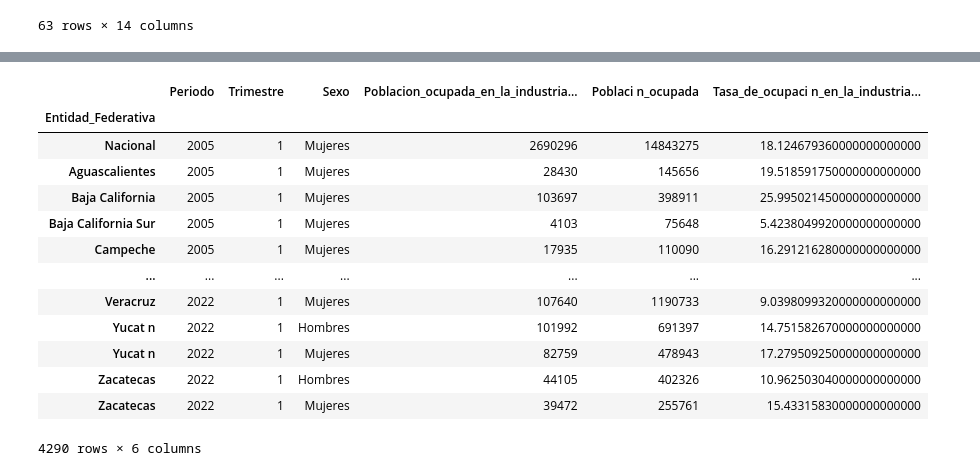
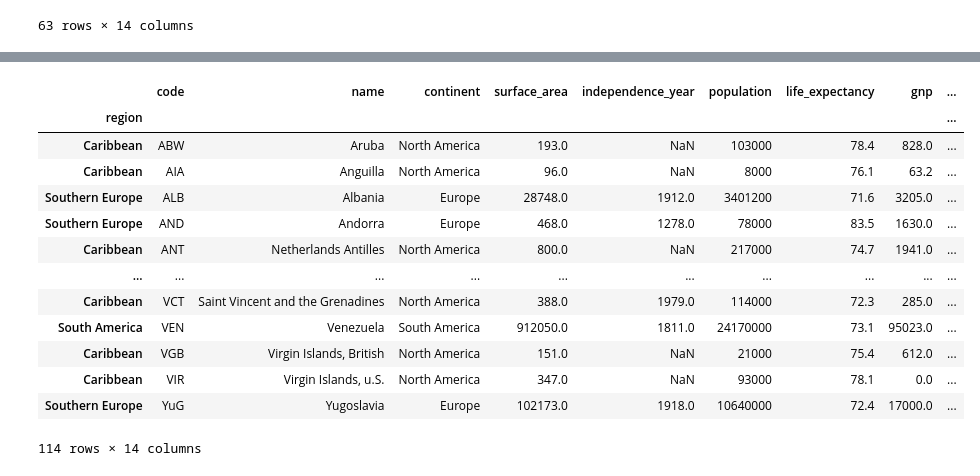
Before and after one commit to PabloGP10/Extracci-n-de-Datos, a Jupyter notebook: 1_Extracción_Datos1_1.ipynb, the cells around one changed output, grey strips where cells are left out. Drawn from its saved outputs; the diff is of its cells as text; code cells hidden in the pictures.

```diff
--- a/1_Extracción_Datos1_1.ipynb
+++ b/1_Extracción_Datos1_1.ipynb
@@ -328,19 +483,19 @@ filtro7
 # %%
 #Filtro o
-filtro8=df[(df["Periodo"] > 2006) | (df["Sexo"] == "Mujeres")]
+filtro8=df[(df["life_expectancy"] >= 71) | (df["continent"] == "North America")]
 filtro8
 # %% [output]
-|  | Periodo | Trimestre | Sexo | Poblacion_ocupada_en_la_industria... | Poblaci n_ocupada | Tasa_de_ocupaci n_en_la_industria... |
-| Entidad_Federativa |  |  |  |  |  |  |
-| Nacional | 2005 | 1 | Mujeres | 2690296 | 14843275 | 18.124679360000000000000 |
-| Aguascalientes | 2005 | 1 | Mujeres | 28430 | 145656 | 19.518591750000000000000 |
-| Baja California | 2005 | 1 | Mujeres | 103697 | 398911 | 25.995021450000000000000 |
-| Baja California Sur | 2005 | 1 | Mujeres | 4103 | 75648 | 5.4238049920000000000000 |
-| Campeche | 2005 | 1 | Mujeres | 17935 | 110090 | 16.291216280000000000000 |
-| ... | ... | ... | ... | ... | ... | ... |
-| Veracruz | 2022 | 1 | Mujeres | 107640 | 1190733 | 9.0398099320000000000000 |
-| Yucat n | 2022 | 1 | Hombres | 101992 | 691397 | 14.751582670000000000000 |
-| Yucat n | 2022 | 1 | Mujeres | 82759 | 478943 | 17.279509250000000000000 |
-| Zacatecas | 2022 | 1 | Hombres | 44105 | 402326 | 10.962503040000000000000 |
-| Zacatecas | 2022 | 1 | Mujeres | 39472 | 255761 | 15.43315830000000000000 |
+|  | code | name | continent | surface_area | independence_year | population | life_expectancy | gnp | ... |
+| region |  |  |  |  |  |  |  |  | ... |
+| Caribbean | ABW | Aruba | North America | 193.0 | NaN | 103000 | 78.4 | 828.0 | ... |
+| Caribbean | AIA | Anguilla | North America | 96.0 | NaN | 8000 | 76.1 | 63.2 | ... |
+| Southern Europe | ALB | Albania | Europe | 28748.0 | 1912.0 | 3401200 | 71.6 | 3205.0 | ... |
+| Southern Europe | AND | Andorra | Europe | 468.0 | 1278.0 | 78000 | 83.5 | 1630.0 | ... |
+| Caribbean | ANT | Netherlands Antilles | North America | 800.0 | NaN | 217000 | 74.7 | 1941.0 | ... |
+| ... | ... | ... | ... | ... | ... | ... | ... | ... | ... |
+| Caribbean | VCT | Saint Vincent and the Grenadines | North America | 388.0 | 1979.0 | 114000 | 72.3 | 285.0 | ... |
+| South America | VEN | Venezuela | South America | 912050.0 | 1811.0 | 24170000 | 73.1 | 95023.0 | ... |
+| Caribbean | VGB | Virgin Islands, British | North America | 151.0 | NaN | 21000 | 75.4 | 612.0 | ... |
+| Caribbean | VIR | Virgin Islands, u.S. | North America | 347.0 | NaN | 93000 | 78.1 | 0.0 | ... |
+| Southern Europe | YuG | Yugoslavia | Europe | 102173.0 | 1918.0 | 10640000 | 72.4 | 17000.0 | ... |
-4290 rows × 6 columns
+114 rows × 14 columns
```
Also changed, not shown: parts of 37 cells of this notebook.
